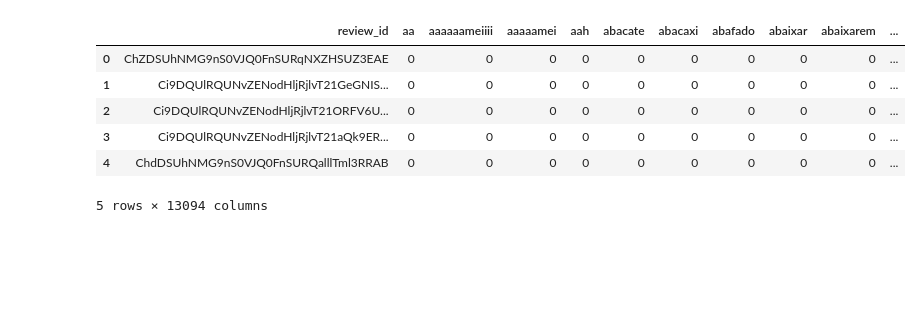
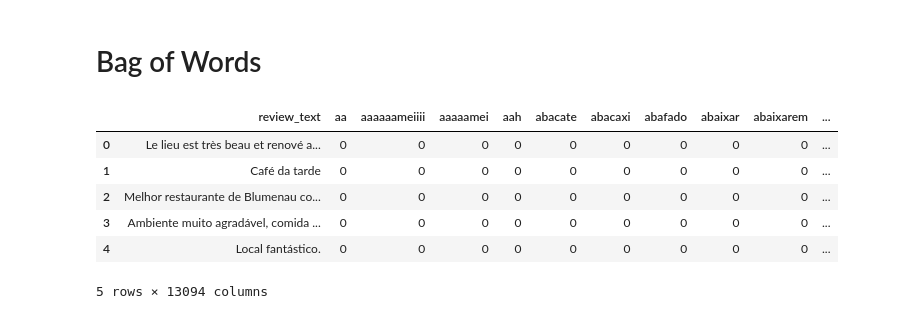
Before and after one commit to incrisvel/adaptaste, a Jupyter notebook: similarity_clustering.ipynb, the cells around one changed output. Saved outputs shown, nothing was run; the diff lists cells and outputs as text; code cells hidden in the pictures; blank space fills up the shorter version.

```diff
--- a/similarity_clustering.ipynb
+++ b/similarity_clustering.ipynb
@@ -14,36 +23,38 @@ preprocessed_reviews_df = pd.DataFrame(data)
+# %% [markdown]
+# Bag of Words
 # %%
 from sklearn.feature_extraction.text import CountVectorizer
 
 # Extrai todos os tokens de todas as reviews
 tokens_column = preprocessed_reviews_df["description_no_stopwords"]
 tokens = tokens_column.tolist()
 
 bow_vectorizer = CountVectorizer(
     analyzer=lambda tokens: tokens
 )
 bow_matrix = bow_vectorizer.fit_transform(
     tokens_column
 )
 
 # Recupera o vocabulário
 bow_words = bow_vectorizer.get_feature_names_out()
 
 # Transforma a matriz em DataFrame
 df_bow = pd.DataFrame(
     bow_matrix.toarray(),
     columns=bow_words
 )
 
 # Adicionar o ID para conectar com a base original
-df_bow.insert(0, "review_id", preprocessed_reviews_df["review_id"].values)
+df_bow.insert(0, "review_text", preprocessed_reviews_df["review_text"].values)
 
 # Visualizar
 df_bow.head()
 # %% [output]
-|  | review_id | aa | aaaaaameiiii | aaaaamei | aah | abacate | abacaxi | abafado | abaixar | abaixarem | ... |
-| 0 | ChZDSUhNMG9nS0VJQ0FnSURqNXZHSUZ3EAE | 0 | 0 | 0 | 0 | 0 | 0 | 0 | 0 | 0 | ... |
-| 1 | Ci9DQUlRQUNvZENodHljRjlvT21GeGNIS... | 0 | 0 | 0 | 0 | 0 | 0 | 0 | 0 | 0 | ... |
-| 2 | Ci9DQUlRQUNvZENodHljRjlvT21ORFV6U... | 0 | 0 | 0 | 0 | 0 | 0 | 0 | 0 | 0 | ... |
-| 3 | Ci9DQUlRQUNvZENodHljRjlvT21aQk9ER... | 0 | 0 | 0 | 0 | 0 | 0 | 0 | 0 | 0 | ... |
-| 4 | ChdDSUhNMG9nS0VJQ0FnSURQalllTml3RRAB | 0 | 0 | 0 | 0 | 0 | 0 | 0 | 0 | 0 | ... |
+|  | review_text | aa | aaaaaameiiii | aaaaamei | aah | abacate | abacaxi | abafado | abaixar | abaixarem | ... |
+| 0 | Le lieu est très beau et renové a... | 0 | 0 | 0 | 0 | 0 | 0 | 0 | 0 | 0 | ... |
+| 1 | Café da tarde | 0 | 0 | 0 | 0 | 0 | 0 | 0 | 0 | 0 | ... |
+| 2 | Melhor restaurante de Blumenau co... | 0 | 0 | 0 | 0 | 0 | 0 | 0 | 0 | 0 | ... |
+| 3 | Ambiente muito agradável, comida ... | 0 | 0 | 0 | 0 | 0 | 0 | 0 | 0 | 0 | ... |
+| 4 | Local fantástico. | 0 | 0 | 0 | 0 | 0 | 0 | 0 | 0 | 0 | ... |
 5 rows × 13094 columns
```
Also changed, not shown: parts of 11 cells of this notebook.
